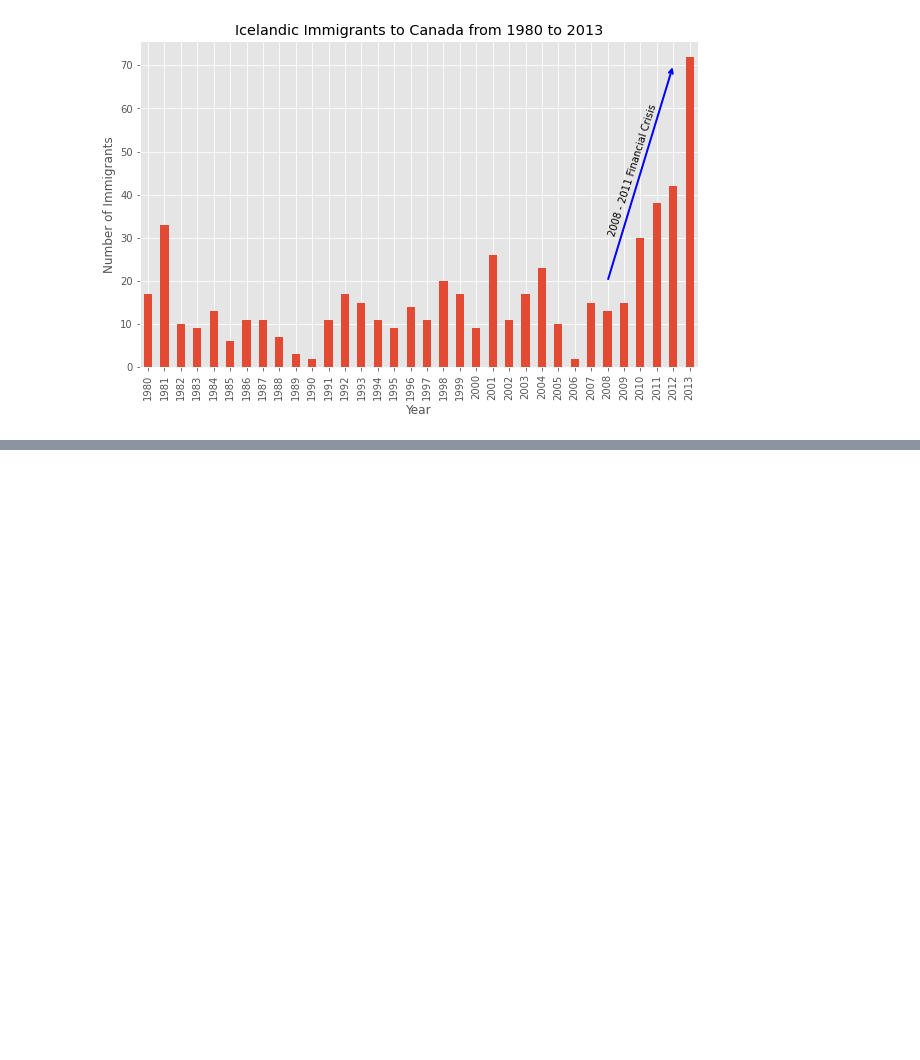
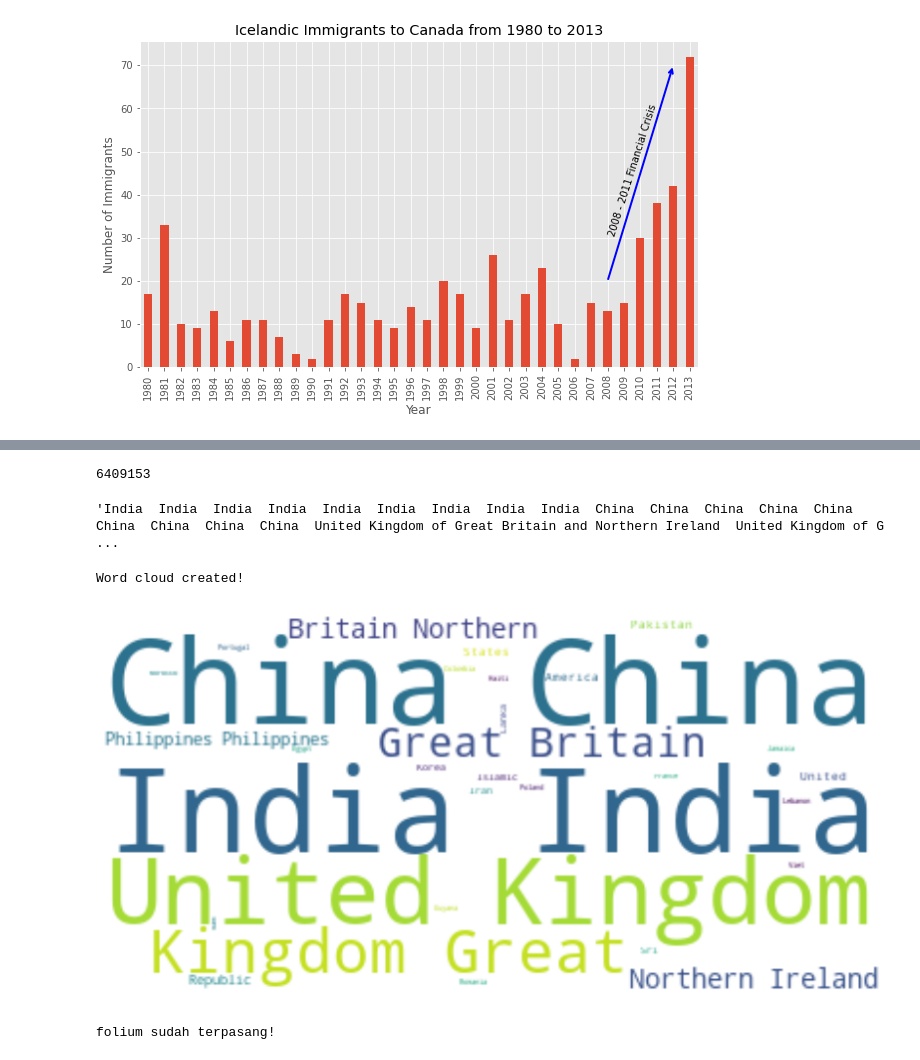
Before and after one commit to Wandazz/DataScienceDTS, a Jupyter notebook: Immigration to Canada IBM Dataset.ipynb, the cells around one changed output, grey strips where cells are left out. Cells and saved outputs as stored; diff of their text form; code cells hidden in the pictures; blank space fills up the shorter version.

```diff
--- a/Immigration to Canada IBM Dataset.ipynb
+++ b/Immigration to Canada IBM Dataset.ipynb
@@ -682,0 +880,38 @@ plt.show()
+# %%
+total_immigration = df_can['Total'].sum()
+total_immigration
+# %% [output]
+6409153
+# %%
+max_words = 90
+word_string = ''
+
+for country in df_can.index.values:
+  if len(country.split('  ')) == 1:
+    repeat_num_times = int (df_can.loc[country, 'Total']/float (total_immigration)*max_words)
+    word_string = word_string +((country + '  ')* repeat_num_times)
+
+word_string
+# %% [output]
+'India  India  India  India  India  India  India  India  India  China  China  China  China  China  China  China  China  China  United Kingdom of Great Britain and Northern Ireland  United Kingdom of G ...
+# %%
+wordcloud = WordCloud(background_color='white').generate(word_string)
+
+print('Word cloud created!')
+# %% [output]
+Word cloud created!
+# %%
+fig = plt.figure()
+fig.set_figwidth(14)
+fig.set_figheight(18)
+
+plt.imshow(wordcloud, interpolation='bilinear')
+plt.axis('off')
+plt.show()
+# %% [output]
+[figure, added]
+# %%
+import folium
+print('folium sudah terpasang!')
+# %% [output]
+folium sudah terpasang!
```
Also changed, not shown: parts of 27 cells of this notebook.
